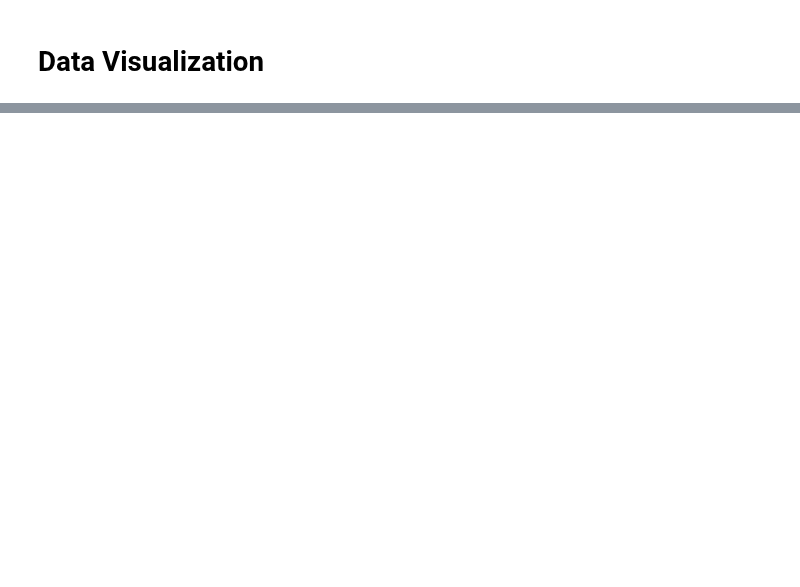
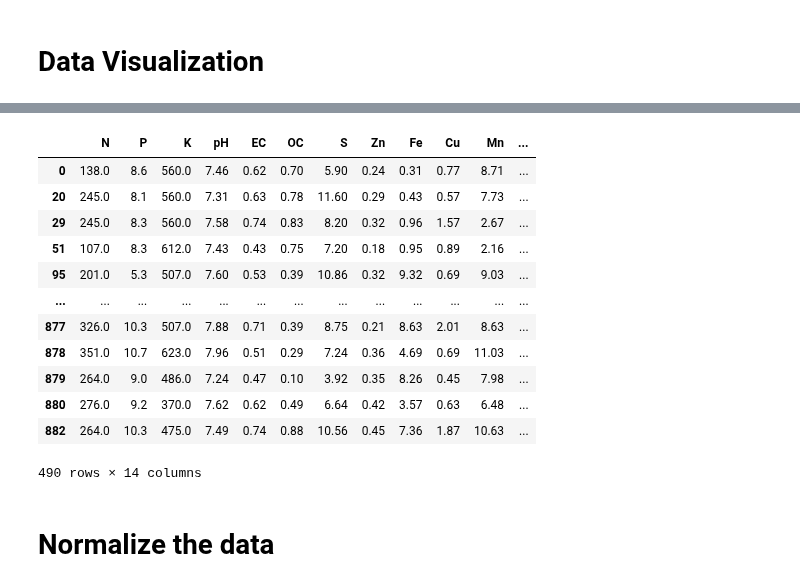
Before and after one commit to Mounir-charef/data_mining, a Jupyter notebook: notebooks/data_exploration.ipynb, the cells around one changed output, grey strips where cells are left out. Saved outputs shown, nothing was run; the diff lists cells and outputs as text; code cells hidden in the pictures; blank space fills up the shorter version.

Commit message:
remove outliers from dataset1

```diff
--- a/notebooks/data_exploration.ipynb
+++ b/notebooks/data_exploration.ipynb
@@ -152,9 +247,11 @@ def custom_describe(input_df: pd.DataFrame):
 
         # Quantiles
         quantiles = {
-            '25%': sorted_values[int(0.25 * n)],
-            '50%': median,
-            '75%': sorted_values[int(0.75 * n)]
+            'Q0': min_val,
+            'Q1': sorted_values[int(0.25 * n)],
+            'Q2': median,
+            'Q3': sorted_values[int(0.75 * n)],
+            'Q4': max_val
         }
 
         result[column] = {
@@ -215,0 +332,49 @@ plt.show()
+# %%
+def detect_and_drop_outliers(dataframe: pd.DataFrame, *, threshold: float=1.5, show: bool=False) -> pd.DataFrame:
+    outliers = {}
+    data_description = custom_describe(dataframe)
+    for column in dataframe.columns:
+        values = dataframe[column]
+        q1 = data_description[column]['quantiles']['Q1']
+        q3 = data_description[column]['quantiles']['Q3']
+        iqr = q3 - q1
+
+        lower_bound = q1 - threshold * iqr
+        upper_bound = q3 + threshold * iqr
+
+        column_outliers = values[(values < lower_bound) | (values > upper_bound)].index.tolist()
+        outliers[column] = column_outliers
+
+        if show and column_outliers:
+            print(f"Outliers in column '{column}': {column_outliers}")
+
+        # Drop outliers
+        dataframe = dataframe.drop(column_outliers)
+
+    return dataframe
+
+def drop_outliers(input_df : pd.DataFrame, show : bool = False) -> pd.DataFrame:
+    while True:
+        df_without_outliers = detect_and_drop_outliers(input_df, show=show)
+        if len(df_without_outliers) == len(input_df):
+            return df_without_outliers
+        input_df = df_without_outliers
+# %%
+df = drop_outliers(df)
+df
+# %% [output]
+|  | N | P | K | pH | EC | OC | S | Zn | Fe | Cu | Mn | ... |
+| 0 | 138.0 | 8.6 | 560.0 | 7.46 | 0.62 | 0.70 | 5.90 | 0.24 | 0.31 | 0.77 | 8.71 | ... |
+| 20 | 245.0 | 8.1 | 560.0 | 7.31 | 0.63 | 0.78 | 11.60 | 0.29 | 0.43 | 0.57 | 7.73 | ... |
+| 29 | 245.0 | 8.3 | 560.0 | 7.58 | 0.74 | 0.83 | 8.20 | 0.32 | 0.96 | 1.57 | 2.67 | ... |
+| 51 | 107.0 | 8.3 | 612.0 | 7.43 | 0.43 | 0.75 | 7.20 | 0.18 | 0.95 | 0.89 | 2.16 | ... |
+| 95 | 201.0 | 5.3 | 507.0 | 7.60 | 0.53 | 0.39 | 10.86 | 0.32 | 9.32 | 0.69 | 9.03 | ... |
+| ... | ... | ... | ... | ... | ... | ... | ... | ... | ... | ... | ... | ... |
+| 877 | 326.0 | 10.3 | 507.0 | 7.88 | 0.71 | 0.39 | 8.75 | 0.21 | 8.63 | 2.01 | 8.63 | ... |
+| 878 | 351.0 | 10.7 | 623.0 | 7.96 | 0.51 | 0.29 | 7.24 | 0.36 | 4.69 | 0.69 | 11.03 | ... |
+| 879 | 264.0 | 9.0 | 486.0 | 7.24 | 0.47 | 0.10 | 3.92 | 0.35 | 8.26 | 0.45 | 7.98 | ... |
+| 880 | 276.0 | 9.2 | 370.0 | 7.62 | 0.62 | 0.49 | 6.64 | 0.42 | 3.57 | 0.63 | 6.48 | ... |
+| 882 | 264.0 | 10.3 | 475.0 | 7.49 | 0.74 | 0.88 | 10.56 | 0.45 | 7.36 | 1.87 | 10.63 | ... |
+490 rows × 14 columns
+# %% [markdown]
+# Normalize the data
```
Also changed, not shown: parts of 17 cells of this notebook.
